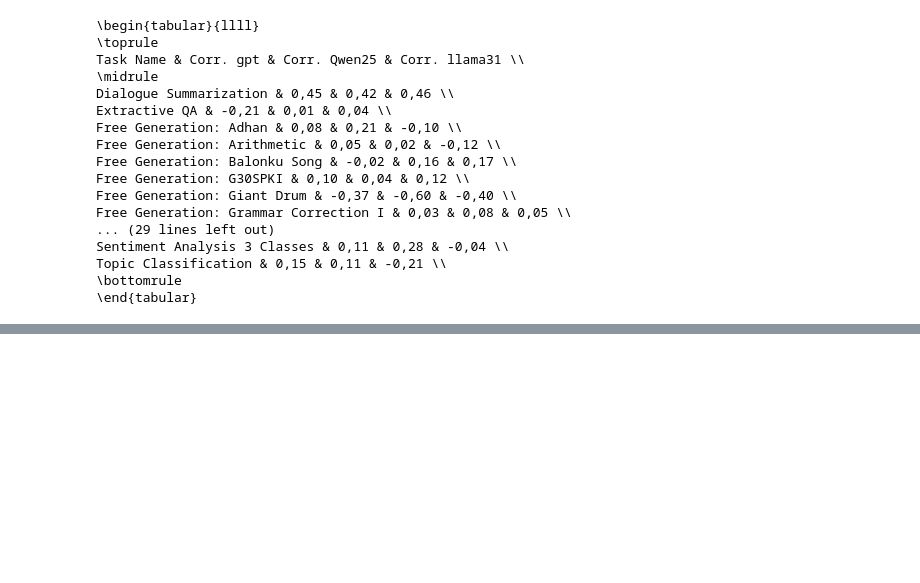
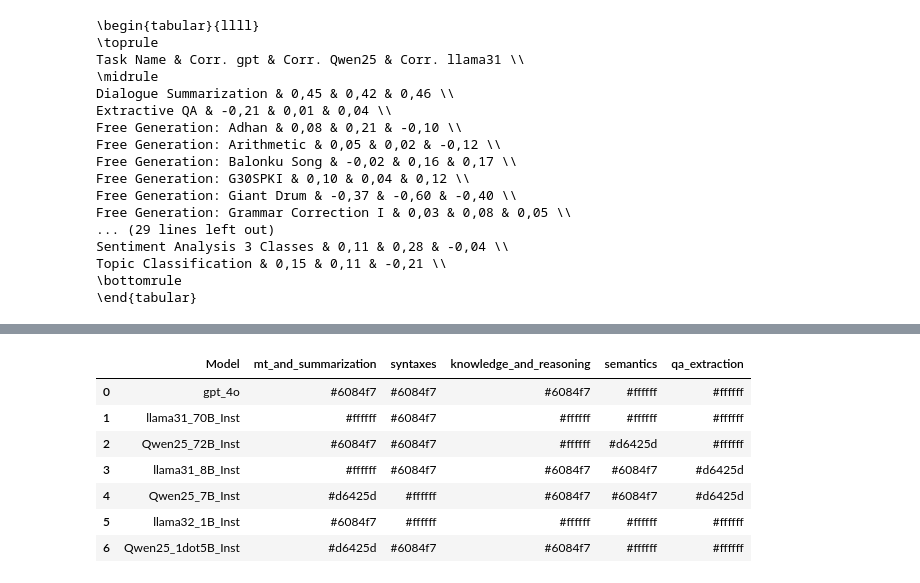
Before and after one commit to rayendito/prompt-fairness, a Jupyter notebook: temporary_scorebind.ipynb, the cells around one changed output, grey strips where cells are left out. Saved outputs shown, nothing was run; the diff lists cells and outputs as text; code cells hidden in the pictures; blank space fills up the shorter version.

```diff
--- a/temporary_scorebind.ipynb
+++ b/temporary_scorebind.ipynb
@@ -506,3 +520,14 @@ n_Ho_rejects_which_df = pd.DataFrame(n_Ho_rejects_which_df)
+# %%
+n_Ho_rejects_which_df
+# %% [output]
+|  | Model | mt_and_summarization | syntaxes | knowledge_and_reasoning | semantics | qa_extraction |
+| 0 | gpt_4o | #6084f7 | #6084f7 | #6084f7 | #ffffff | #ffffff |
+| 1 | llama31_70B_Inst | #ffffff | #6084f7 | #ffffff | #ffffff | #ffffff |
+| 2 | Qwen25_72B_Inst | #6084f7 | #6084f7 | #ffffff | #d6425d | #ffffff |
+| 3 | llama31_8B_Inst | #ffffff | #6084f7 | #6084f7 | #6084f7 | #d6425d |
+| 4 | Qwen25_7B_Inst | #d6425d | #ffffff | #6084f7 | #6084f7 | #d6425d |
+| 5 | llama32_1B_Inst | #6084f7 | #ffffff | #ffffff | #ffffff | #ffffff |
+| 6 | Qwen25_1dot5B_Inst | #d6425d | #6084f7 | #6084f7 | #ffffff | #ffffff |
 # %%
 def df_with_hexcolor_to_latex(values_df, color_df):
     from collections import OrderedDict
```
Also changed, not shown: parts of 7 cells of this notebook, 5 other files.
